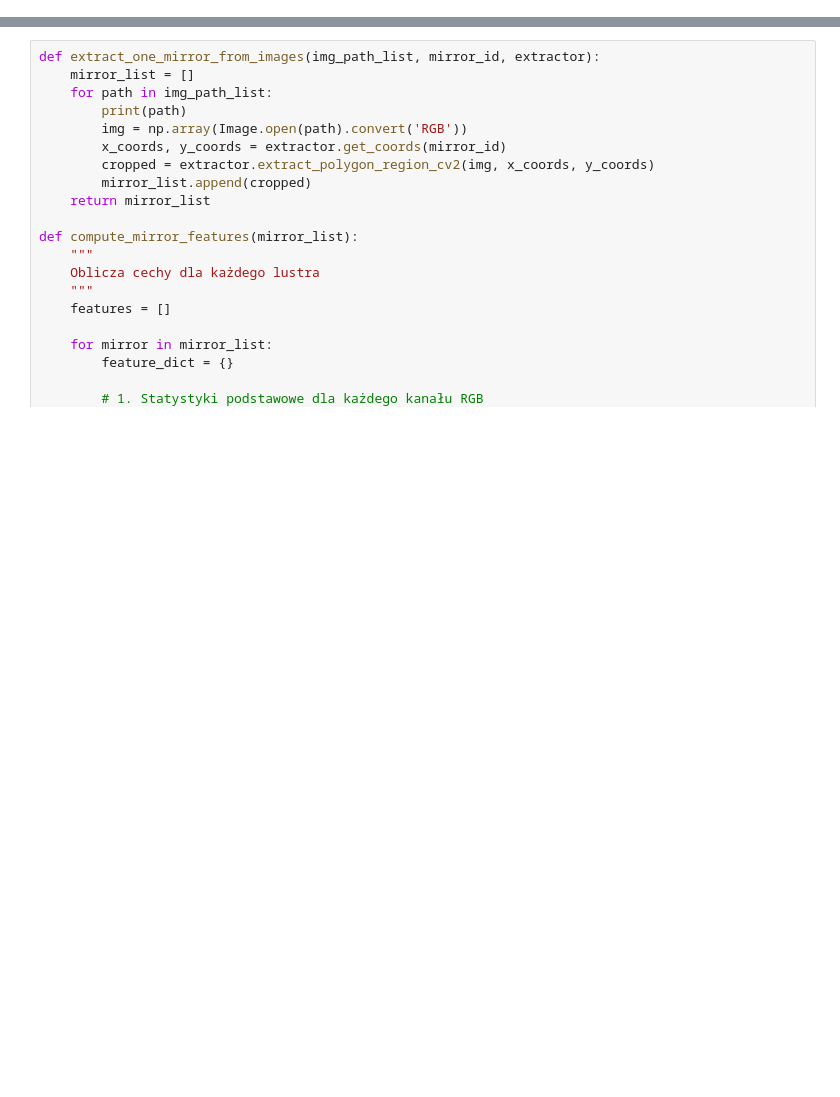
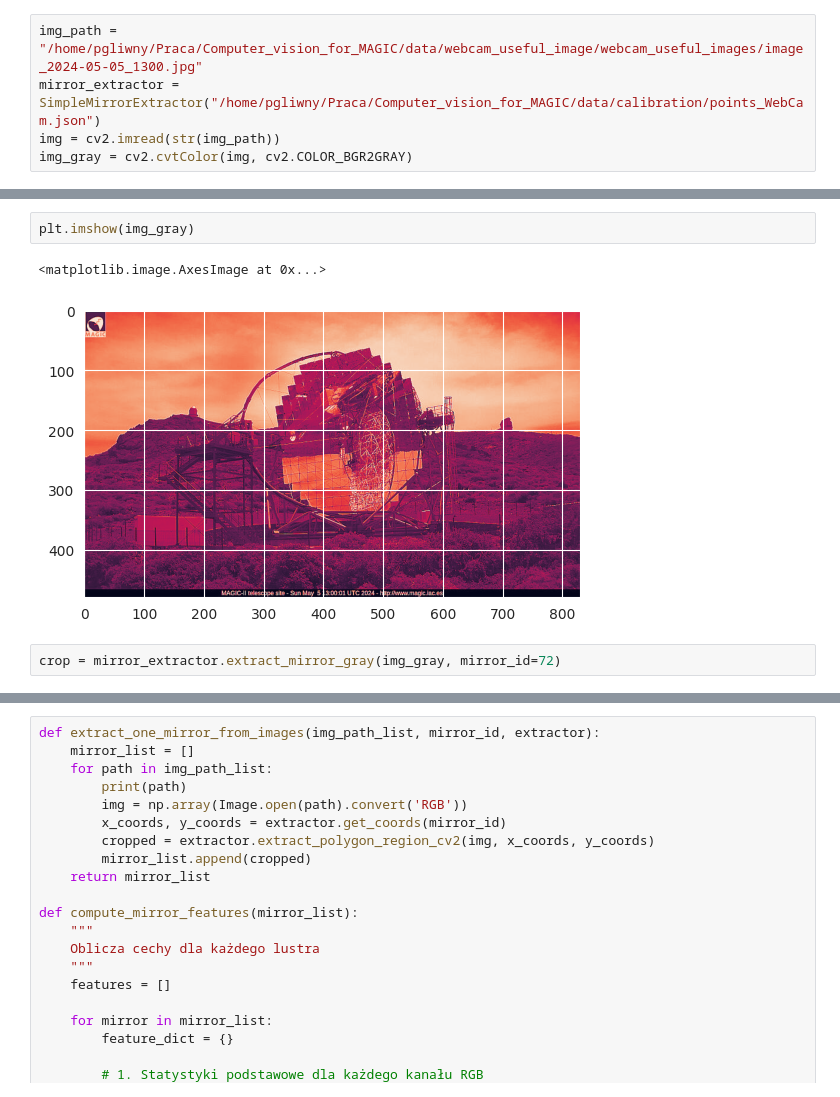
Before and after one commit to pawel21/Computer_vision_for_MAGIC, a Jupyter notebook: notebooks/test_ann_detection_on_single_mirrors.ipynb, the cells around one changed output, grey strips where cells are left out. Drawn from its saved outputs; the diff is of its cells as text; blank space fills up the shorter version.

```diff
--- a/notebooks/test_ann_detection_on_single_mirrors.ipynb
+++ b/notebooks/test_ann_detection_on_single_mirrors.ipynb
@@ -20,0 +21,5 @@ from mirror_extractor import MirrorExtractor
+# %%
+img_path = "/home/pgliwny/Praca/Computer_vision_for_MAGIC/data/webcam_useful_image/webcam_useful_images/image_2024-05-05_1300.jpg"
+mirror_extractor = SimpleMirrorExtractor("/home/pgliwny/Praca/Computer_vision_for_MAGIC/data/calibration/points_WebCam.json")
+img = cv2.imread(str(img_path))
+img_gray = cv2.cvtColor(img, cv2.COLOR_BGR2GRAY)
@@ -20,0 +33,7 @@ from mirror_extractor import MirrorExtractor
+# %%
+plt.imshow(img_gray)
+# %% [output]
+<matplotlib.image.AxesImage at 0x...>
+[figure, added]
+# %%
+crop = mirror_extractor.extract_mirror_gray(img_gray, mirror_id=72)
```
Also changed, not shown: parts of 3 cells of this notebook, 1 other file.
